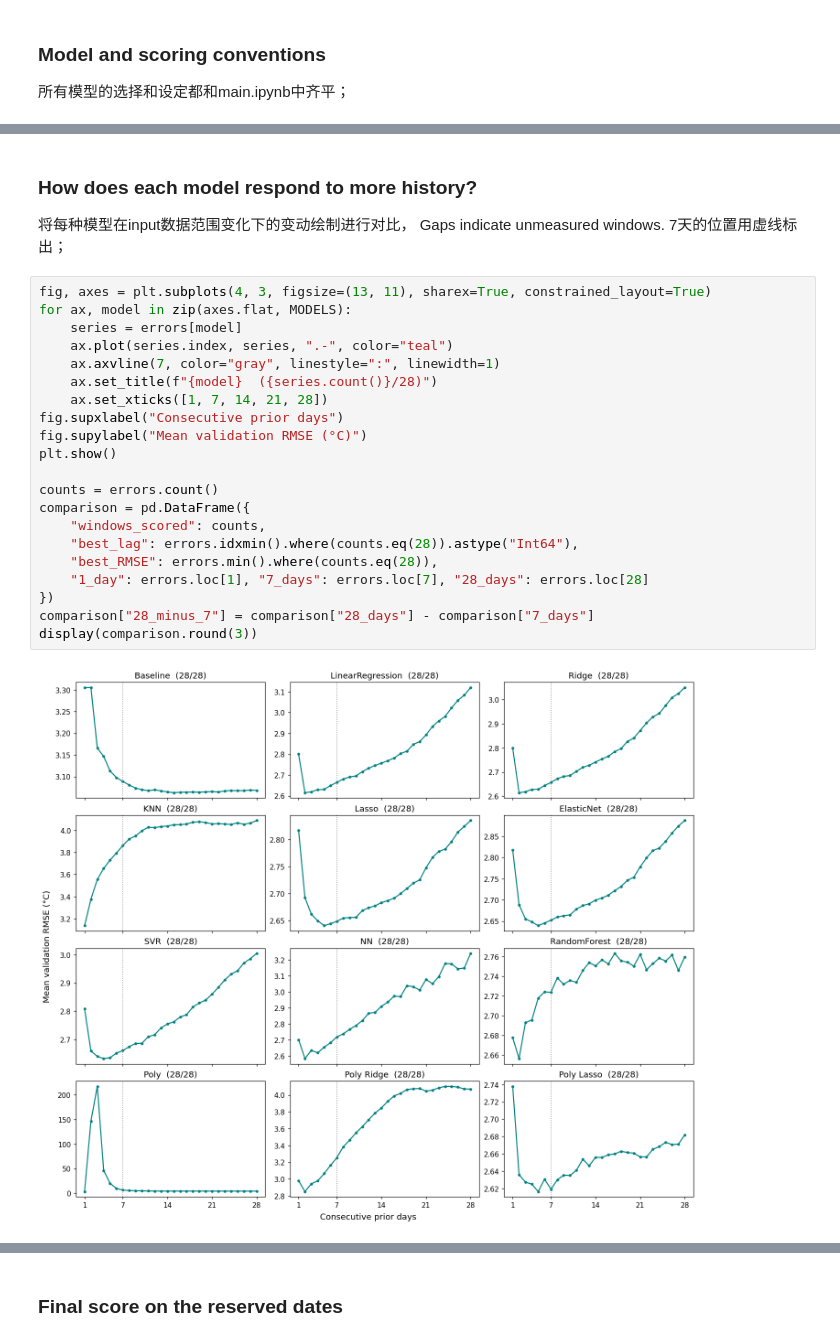
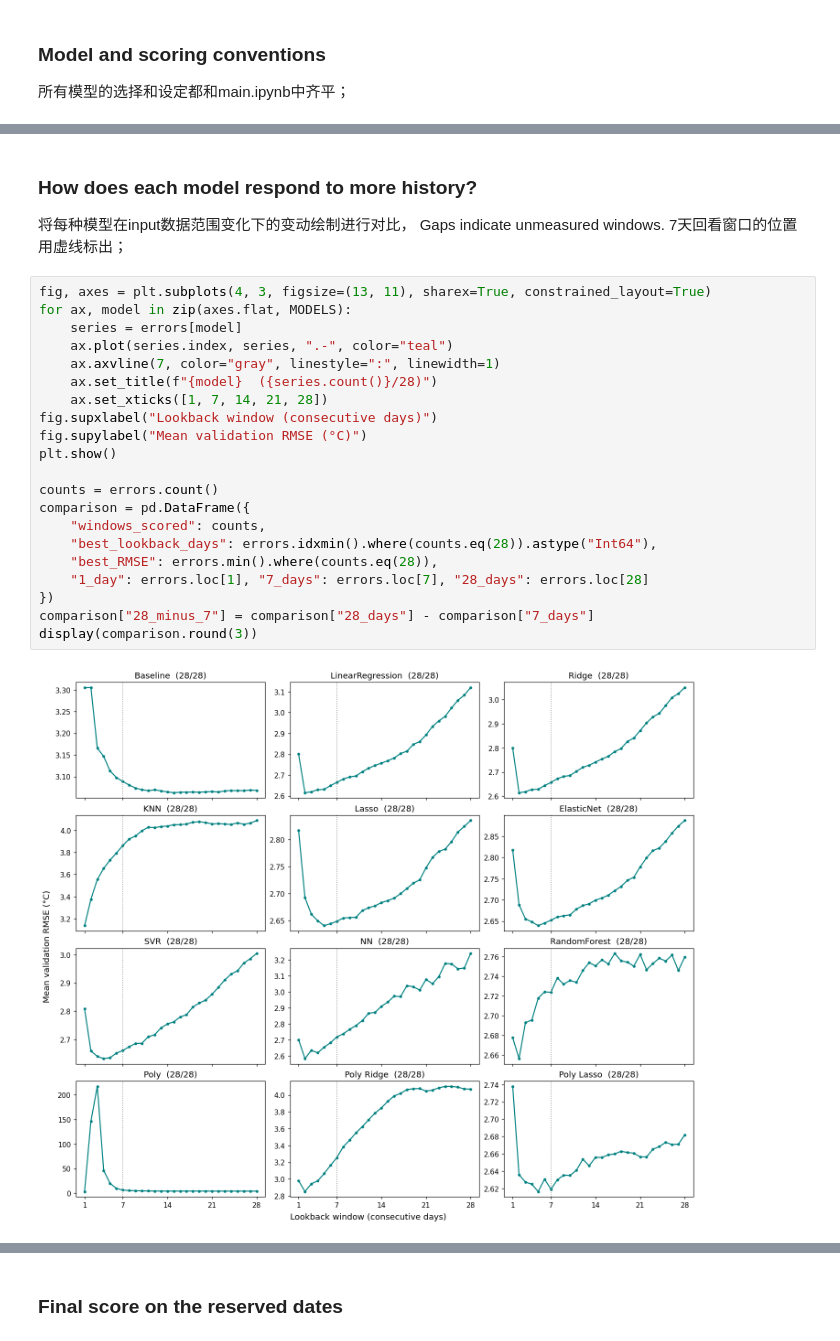
Before and after one commit to weijiawang2003/DATA-1030-Project, a Jupyter notebook: regression_inputs/01_lag_days.ipynb, the cells around one changed output, grey strips where cells are left out. Cells and saved outputs as stored; diff of their text form.

```diff
--- a/regression_inputs/01_lag_days.ipynb
+++ b/regression_inputs/01_lag_days.ipynb
@@ -152,27 +152,27 @@ The solver reported a convergence warning in at least one fold for these lags:
 # %% [markdown]
 ### How does each model respond to more history?
 
-将每种模型在input数据范围变化下的变动绘制进行对比， Gaps indicate unmeasured windows. 7天的位置用虚线标出；
+将每种模型在input数据范围变化下的变动绘制进行对比， Gaps indicate unmeasured windows. 7天回看窗口的位置用虚线标出；
 # %%
 fig, axes = plt.subplots(4, 3, figsize=(13, 11), sharex=True, constrained_layout=True)
 for ax, model in zip(axes.flat, MODELS):
     series = errors[model]
     ax.plot(series.index, series, ".-", color="teal")
     ax.axvline(7, color="gray", linestyle=":", linewidth=1)
     ax.set_title(f"{model}  ({series.count()}/28)")
     ax.set_xticks([1, 7, 14, 21, 28])
-fig.supxlabel("Consecutive prior days")
+fig.supxlabel("Lookback window (consecutive days)")
 fig.supylabel("Mean validation RMSE (°C)")
 plt.show()
 
 counts = errors.count()
 comparison = pd.DataFrame({
     "windows_scored": counts,
-    "best_lag": errors.idxmin().where(counts.eq(28)).astype("Int64"),
+    "best_lookback_days": errors.idxmin().where(counts.eq(28)).astype("Int64"),
     "best_RMSE": errors.min().where(counts.eq(28)),
     "1_day": errors.loc[1], "7_days": errors.loc[7], "28_days": errors.loc[28]
 })
 comparison["28_minus_7"] = comparison["28_days"] - comparison["7_days"]
 display(comparison.round(3))
 # %% [output]
-[figure, old version]
+[figure, new version]
```
Also changed, not shown: parts of 8 cells of this notebook, 1 other file.
